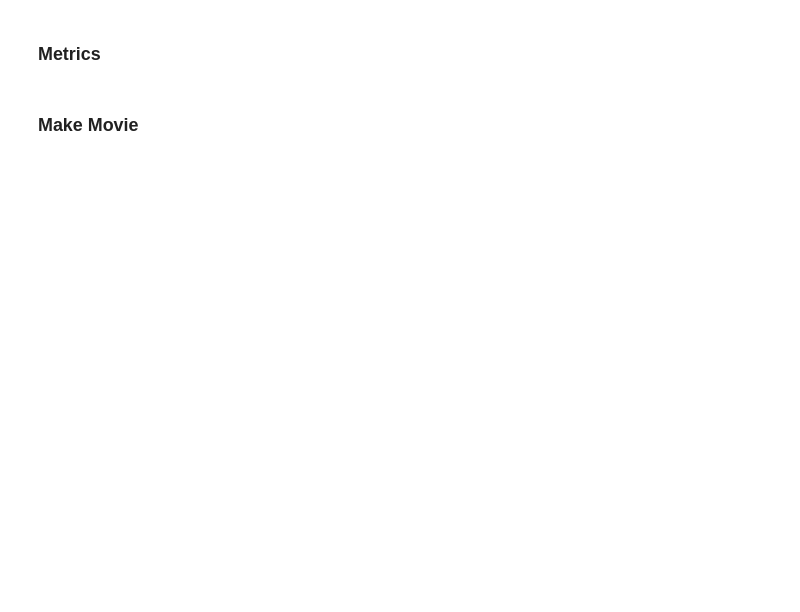
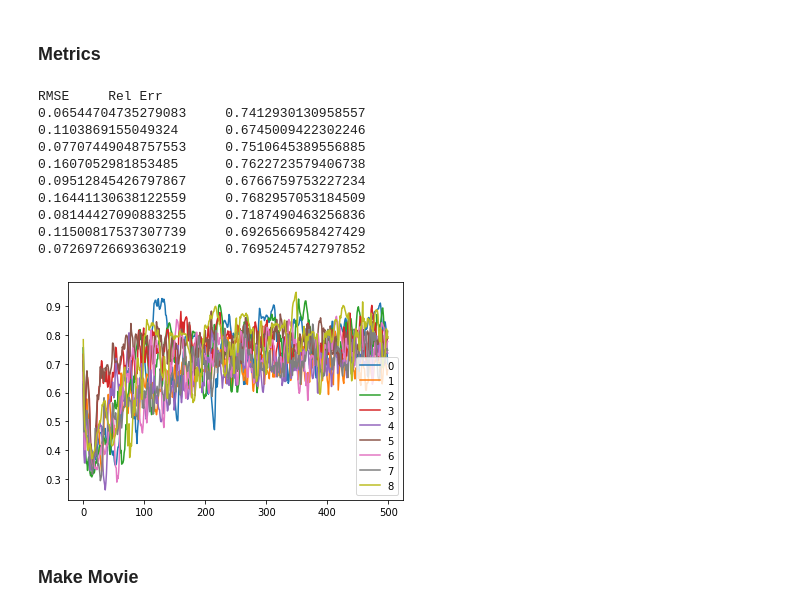
Before and after one commit to dwidemann/surrogates4sims, a Jupyter notebook: 05_pnnl_experiment_plateau_train.ipynb, the cells around one changed output. Drawn from its saved outputs; the diff is of its cells as text; code cells hidden in the pictures; blank space fills up the shorter version.

```diff
--- a/05_pnnl_experiment_plateau_train.ipynb
+++ b/05_pnnl_experiment_plateau_train.ipynb
@@ -519,34 +505,46 @@ for idx in range(len(testSimFiles)):
             #X_hat = X_hat.detach().cpu().squeeze()
             #plotSampleWprediction(X, X_hat)
 
     Real_X = torch.cat(Real_X,axis=0).to('cpu')
     Real_X_img = torch.rot90(convertSimToImage(Real_X),1,dims=[2,3])
 
     Surr_X = torch.cat(XX,axis=0).to('cpu')
     Surr_X_img = torch.rot90(convertSimToImage(Surr_X),1,dims=[2,3])
     Real_X_img.shape, Surr_X_img.shape
 
     r = rmse(Real_X,Surr_X)
     RMSE.append(r)
 
     rel_error = torch.norm(Real_X - Surr_X)/torch.norm(Real_X)
     print('{}\t{}'.format(r, rel_error))
     relErr.append(rel_error)
 
     re = []
     for x,y in zip(Real_X, Surr_X):
         x = x.squeeze()
         y = y.squeeze()
         e = torch.norm(x - y)/torch.norm(x)
         re.append(e)
     frameRe.append(re)
     #plt.plot(re)
 
-np.mean(relErr)
+print(np.mean(relErr))
 frameRe = np.vstack(frameRe)
 plt.plot(frameRe.T)
 plt.legend([i for i in range(len(testSimFiles))])
 plt.show()
+# %% [output]
+RMSE     Rel Err
+0.06544704735279083     0.7412930130958557
+0.1103869155049324      0.6745009422302246
+0.07707449048757553     0.7510645389556885
+0.1607052981853485      0.7622723579406738
+0.09512845426797867     0.6766759753227234
+0.16441130638122559     0.7682957053184509
+0.08144427090883255     0.7187490463256836
+0.11500817537307739     0.6926566958427429
+0.07269726693630219     0.7695245742797852
+[figure, added]
 # %% [markdown]
 ### Make Movie
 # %%
```
Also changed, not shown: parts of 11 cells of this notebook.
